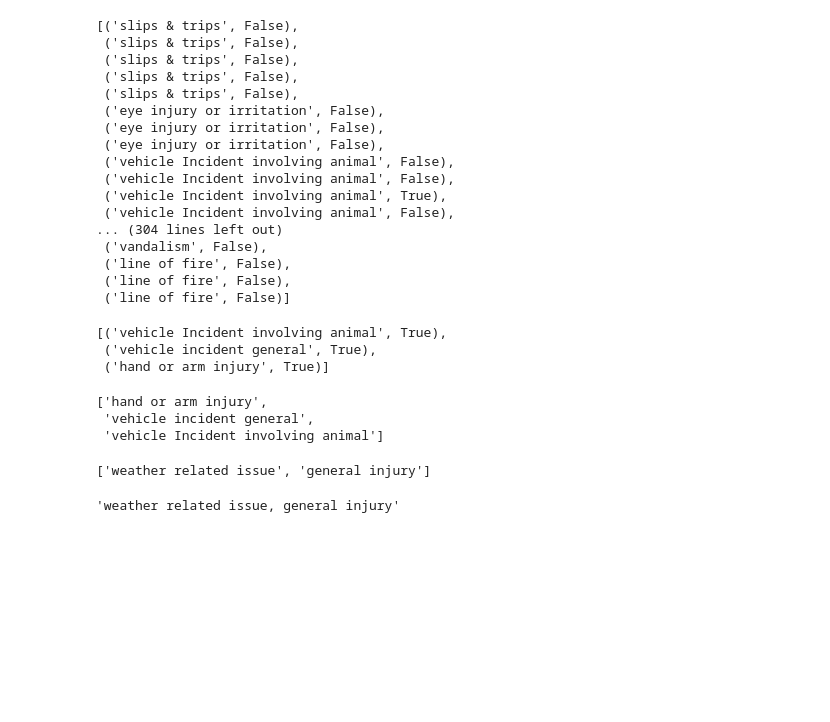
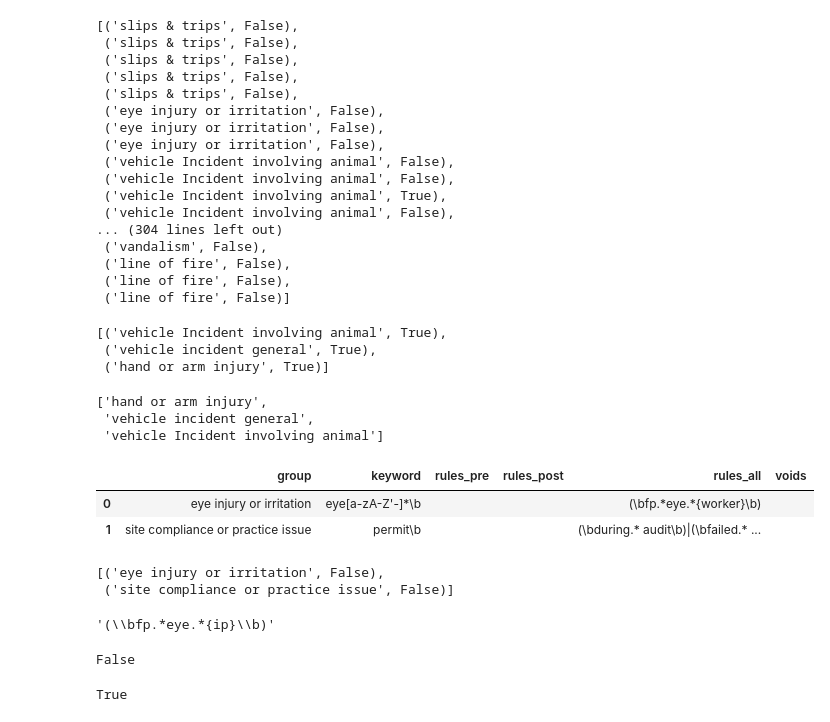
Before and after one commit to 3minuterecord/safety_report_topic_classification, a Jupyter notebook: rough_work.ipynb, the cells around one changed output. Cells and saved outputs as stored; diff of their text form; code cells hidden in the pictures; blank space fills up the shorter version.

```diff
--- a/rough_work.ipynb
+++ b/rough_work.ipynb
@@ -609,11 +609,31 @@ output
 ['hand or arm injury',
  'vehicle incident general',
  'vehicle Incident involving animal']
-# %%
-['weather related issue', 'general injury']
-# %% [output]
-['weather related issue', 'general injury']
-# %%
-', '.join(['weather related issue', 'general injury'])
-# %% [output]
-'weather related issue, general injury'
+# %%
+rules = pd.read_csv('data/rule_book_test.csv')
+# %%
+def translate_to_regex(rule_part):
+    """
+    converts rule_book rules to regex format;
+    drops trailing separators in process
+    """
+    if isinstance(rule_part, str):
+        rule_part = re.sub(r"\s{2,}", " ", rule_part)
+        rule_part = re.sub(r'\\\\b', r'\\b', rule_part)
+
+        return r'(\b' + r'\b)|(\b'.join([s for s in rule_part.split('_ ') if s]) + r'\b)'
+    else:
+        return ''
+# %%
+# Transform columns to regular expression.
+rules["keyword"] = [x.replace("*", "[a-zA-Z'-]*") + r"\b" for x in rules["keyword"]]
+rules["rules_pre"] = [translate_to_regex(x) for x in rules["rules_pre"]]
+rules["rules_post"] = [translate_to_regex(x) for x in rules["rules_post"]]
+rules["rules_all"] = [translate_to_regex(x) for x in rules["rules_all"]]
+rules["voids"] = [translate_to_regex(x) for x in rules["voids"]]
+# %%
+rules
+# %% [output]
+|  | group | keyword | rules_pre | rules_post | rules_all | voids |
+| 0 | eye injury or irritation | eye[a-zA-Z'-]*\b |  |  | (\bfp.*eye.*{worker}\b) |  |
+| 1 | site compliance or practice issue | permit\b |  |  | (\bduring.* audit\b)|(\bfailed.* ... |  |
@@ -619,0 +655,17 @@ output
+# %%
+finds
+# %% [output]
+[('eye injury or irritation', False),
+ ('site compliance or practice issue', False)]
+# %%
+rules.rules_all[0]
+# %% [output]
+'(\\bfp.*eye.*{ip}\\b)'
+# %%
+check_presence(rules.rules_all[0], 'hello fp in the eye of the ip my')
+# %% [output]
+False
+# %%
+check_presence('(\\bfp.*eye.*ip\\b)', 'fp in the eye of the ip')
+# %% [output]
+True
```
Also changed, not shown: parts of 23 cells of this notebook, 2 other files.
